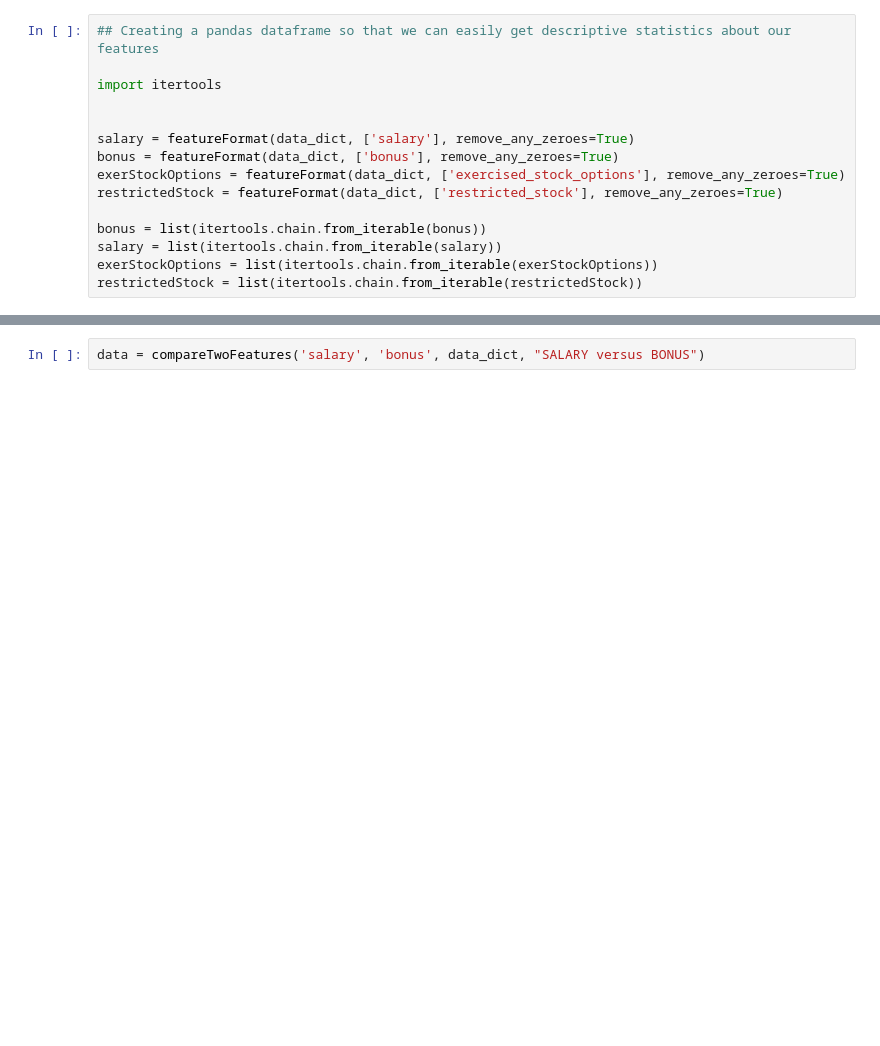
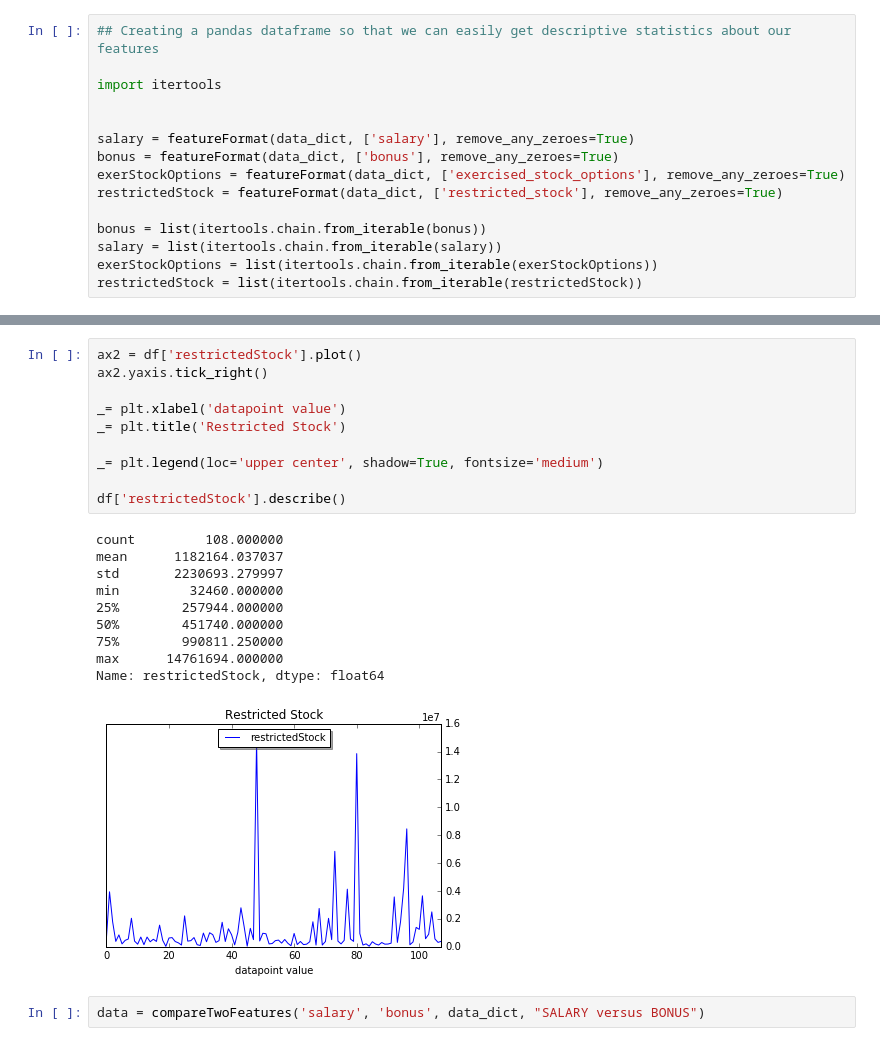
Before and after one commit to omoju/identifyFraudFromEnronEmail, a Jupyter notebook: cleanDataForOutliers.ipynb, the cells around one changed output, grey strips where cells are left out. Saved outputs shown, nothing was run; the diff lists cells and outputs as text; blank space fills up the shorter version.

```diff
--- a/cleanDataForOutliers.ipynb
+++ b/cleanDataForOutliers.ipynb
@@ -107,4 +107,25 @@ max      26704229.000000
 Name: salary, dtype: float64
+# %%
+ax2 = df['restrictedStock'].plot()
+ax2.yaxis.tick_right()
+
+_= plt.xlabel('datapoint value')
+_= plt.title('Restricted Stock')
+
+_= plt.legend(loc='upper center', shadow=True, fontsize='medium')
+
+df['restrictedStock'].describe()
+# %% [output]
+count         108.000000
+mean      1182164.037037
+std       2230693.279997
+min         32460.000000
+25%        257944.000000
+50%        451740.000000
+75%        990811.250000
+max      14761694.000000
+Name: restrictedStock, dtype: float64
+[figure, added]
 # %%
 data = compareTwoFeatures('salary', 'bonus', data_dict, "SALARY versus BONUS")
 # %% [output]
```
Also changed, not shown: parts of 5 cells of this notebook, 3 other files.
